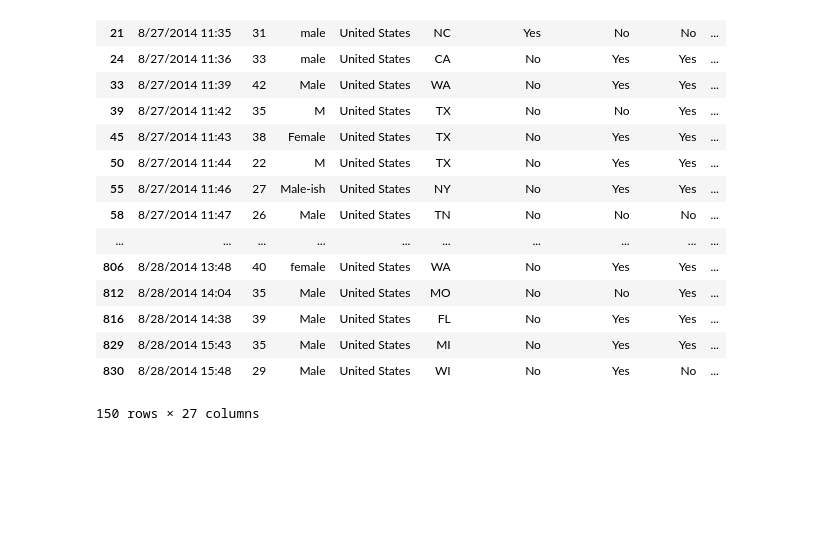
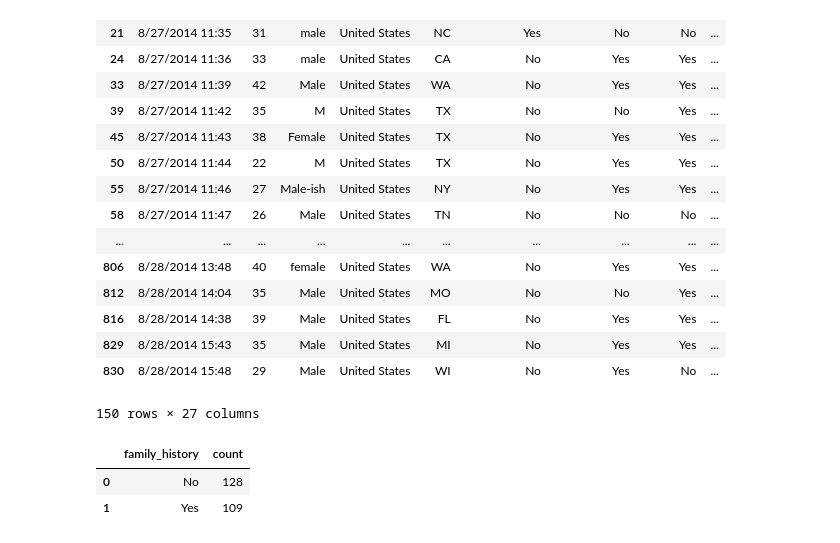
Before and after one commit to sandeep177/final-assignment, a Jupyter notebook: final_assignment.ipynb, the cells around one changed output. Drawn from its saved outputs; the diff is of its cells as text; code cells hidden in the pictures; blank space fills up the shorter version.

Commit message:
family_history
i am using "family history" column to get the total count of people to get the number of ndividuals in US

```diff
--- a/final_assignment.ipynb
+++ b/final_assignment.ipynb
@@ -69,3 +69,10 @@ anonymity_Unitedstate.head(150)
 | 829 | 8/28/2014 15:43 | 35 | Male | United States | MI | No | Yes | Yes | ... |
 | 830 | 8/28/2014 15:48 | 29 | Male | United States | WI | No | Yes | No | ... |
 150 rows × 27 columns
+# %%
+anonymity_Unitedstate=anonymity_Unitedstate.groupby(['family_history'])['family_history'].count().reset_index(name="count")
+anonymity_Unitedstate.head(100)
+# %% [output]
+|  | family_history | count |
+| 0 | No | 128 |
+| 1 | Yes | 109 |
```
